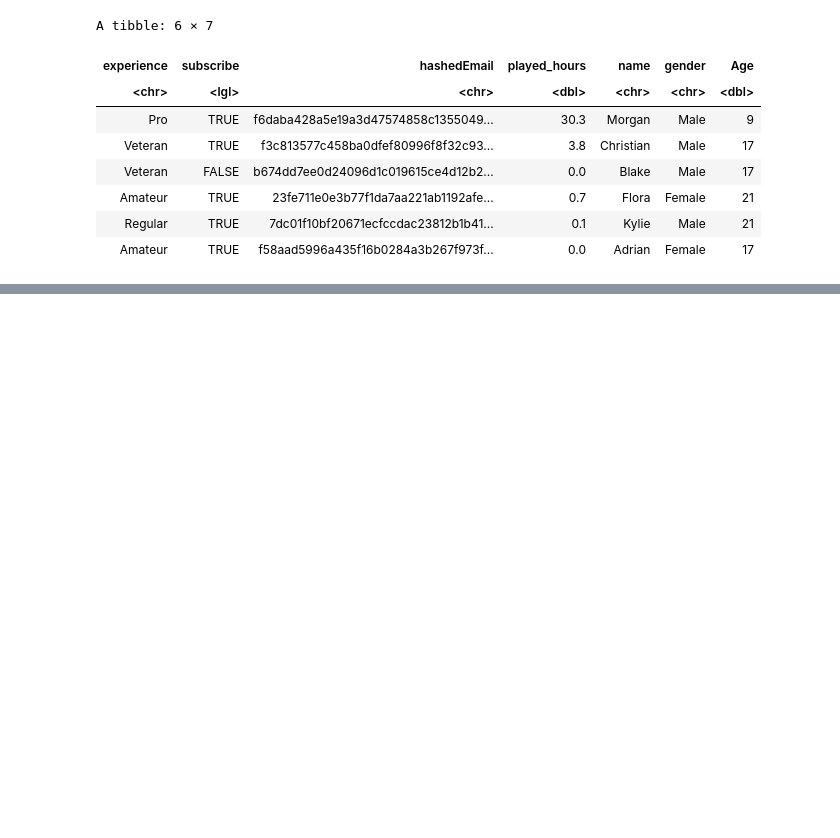
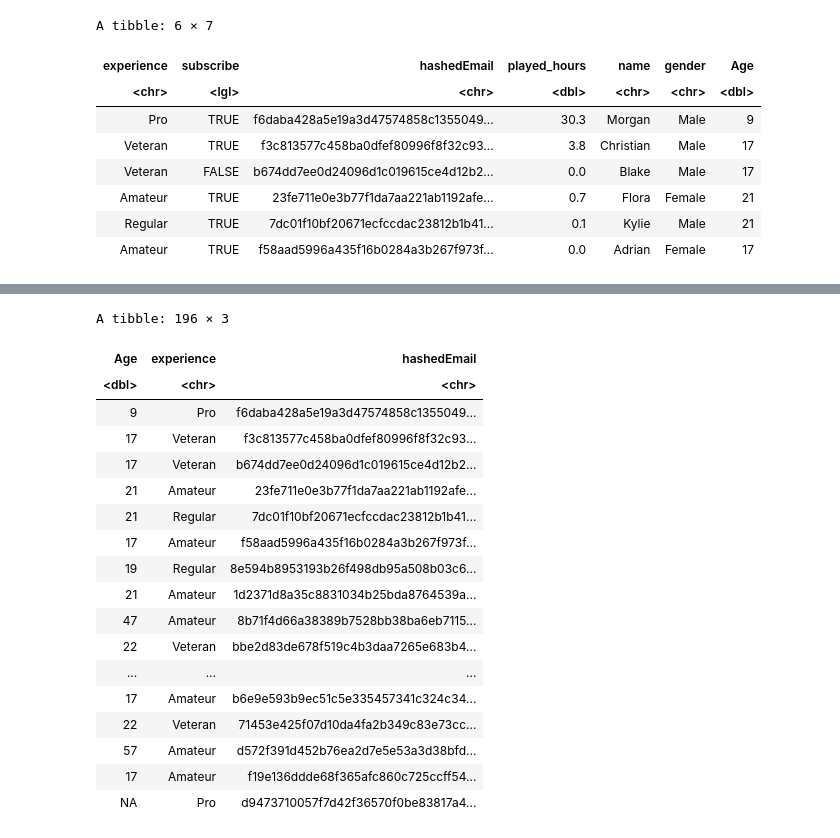
Before and after one commit to vckytn22/DSCI-100-Final-Report-Group-Project-004-27-, a Jupyter notebook: final_report_004_27.ipynb, the cells around one changed output, grey strips where cells are left out. Drawn from its saved outputs; the diff is of its cells as text; code cells hidden in the pictures; blank space fills up the shorter version.

Commit message:
Selected columns we need in players.csv
Selected Age, experience, and hashedEmail in players_data and renamed it report_data

```diff
--- a/final_report_004_27.ipynb
+++ b/final_report_004_27.ipynb
@@ -145,3 +145,28 @@ A tibble: 6 × 5
 | bfce39c89d6549f2bb94d8064d3ce69dc... | 25/07/2024 03:22 | 25/07/2024 03:58 | 1.72188e+12 | 1.72188e+12 |
 | 36d9cbb4c6bc0c1a6911436d2da0d09ec... | 25/05/2024 16:01 | 25/05/2024 16:12 | 1.71665e+12 | 1.71665e+12 |
 | bfce39c89d6549f2bb94d8064d3ce69dc... | 23/06/2024 15:08 | 23/06/2024 17:10 | 1.71916e+12 | 1.71916e+12 |
+# %%
+report_data <- players_data |>
+select(Age, experience, hashedEmail)
+
+report_data
+# %% [output]
+A tibble: 196 × 3
+| Age | experience | hashedEmail |
+| <dbl> | <chr> | <chr> |
+| 9 | Pro | f6daba428a5e19a3d47574858c1355049... |
+| 17 | Veteran | f3c813577c458ba0dfef80996f8f32c93... |
+| 17 | Veteran | b674dd7ee0d24096d1c019615ce4d12b2... |
+| 21 | Amateur | 23fe711e0e3b77f1da7aa221ab1192afe... |
+| 21 | Regular | 7dc01f10bf20671ecfccdac23812b1b41... |
+| 17 | Amateur | f58aad5996a435f16b0284a3b267f973f... |
+| 19 | Regular | 8e594b8953193b26f498db95a508b03c6... |
+| 21 | Amateur | 1d2371d8a35c8831034b25bda8764539a... |
+| 47 | Amateur | 8b71f4d66a38389b7528bb38ba6eb7115... |
+| 22 | Veteran | bbe2d83de678f519c4b3daa7265e683b4... |
+| ... | ... | ... |
+| 17 | Amateur | b6e9e593b9ec51c5e335457341c324c34... |
+| 22 | Veteran | 71453e425f07d10da4fa2b349c83e73cc... |
+| 57 | Amateur | d572f391d452b76ea2d7e5e53a3d38bfd... |
+| 17 | Amateur | f19e136ddde68f365afc860c725ccff54... |
+| NA | Pro | d9473710057f7d42f36570f0be83817a4... |
```
